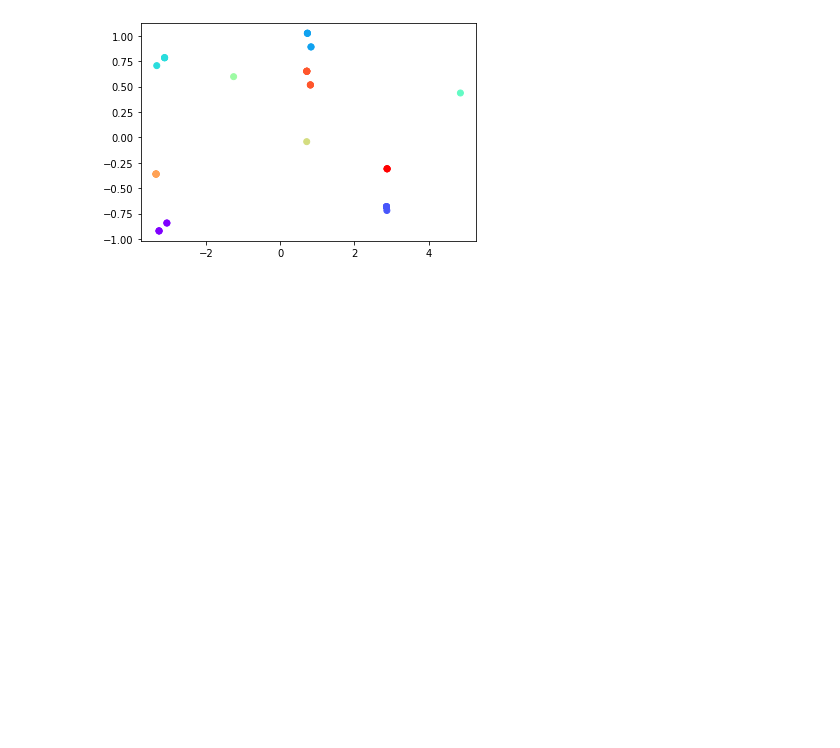
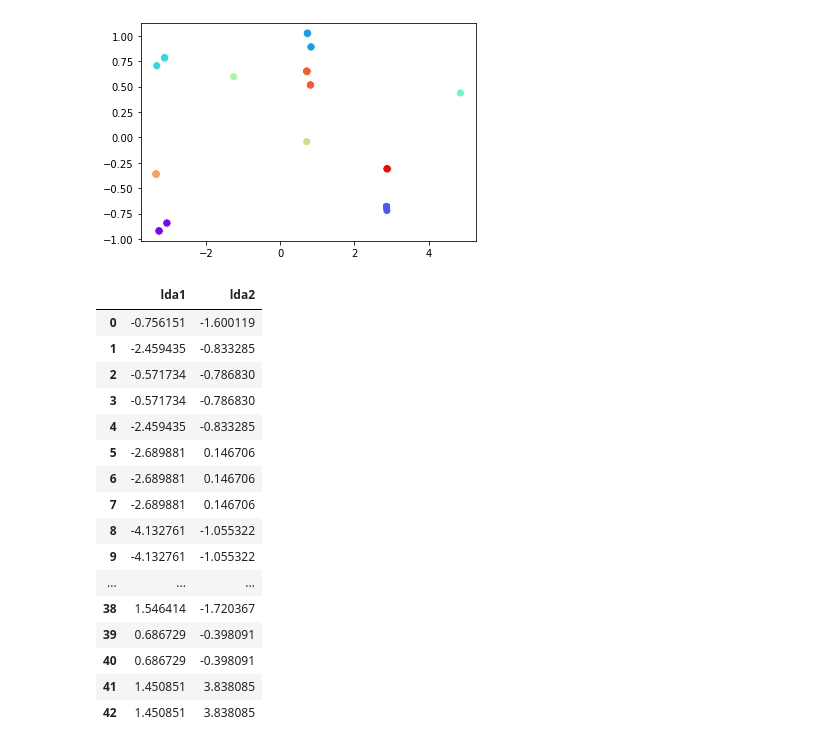
Before and after one commit to JumanaRahim/Lab, a Jupyter notebook: exp.no.5/PCA_and_LDA.ipynb, the cells around one changed output. Saved outputs shown, nothing was run; the diff lists cells and outputs as text; code cells hidden in the pictures; blank space fills up the shorter version.

```diff
--- a/exp.no.5/PCA_and_LDA.ipynb
+++ b/exp.no.5/PCA_and_LDA.ipynb
@@ -114,3 +114,6 @@ plt.scatter(xaxis,yaxis,c=labels,cmap="rainbow")
 # %% [output]
 <matplotlib.collections.PathCollection at 0x...>
 [figure]
+# %%
+import pandas as pd
+file=pd.read_csv("/content/zoo2...csv")
@@ -116,0 +124,24 @@ plt.scatter(xaxis,yaxis,c=labels,cmap="rainbow")
+# %%
+from sklearn.discriminant_analysis import LinearDiscriminantAnalysis
+lda = LinearDiscriminantAnalysis(n_components=2)
+ldacomponents=lda.fit_transform(x,y)
+newdf=pd.DataFrame(data=ldacomponents,columns=["lda1","lda2"])
+newdf
+# %% [output]
+|  | lda1 | lda2 |
+| 0 | -0.756151 | -1.600119 |
+| 1 | -2.459435 | -0.833285 |
+| 2 | -0.571734 | -0.786830 |
+| 3 | -0.571734 | -0.786830 |
+| 4 | -2.459435 | -0.833285 |
+| 5 | -2.689881 | 0.146706 |
+| 6 | -2.689881 | 0.146706 |
+| 7 | -2.689881 | 0.146706 |
+| 8 | -4.132761 | -1.055322 |
+| 9 | -4.132761 | -1.055322 |
+| ... | ... | ... |
+| 38 | 1.546414 | -1.720367 |
+| 39 | 0.686729 | -0.398091 |
+| 40 | 0.686729 | -0.398091 |
+| 41 | 1.450851 | 3.838085 |
+| 42 | 1.450851 | 3.838085 |
```
Also changed, not shown: parts of 10 cells of this notebook.
